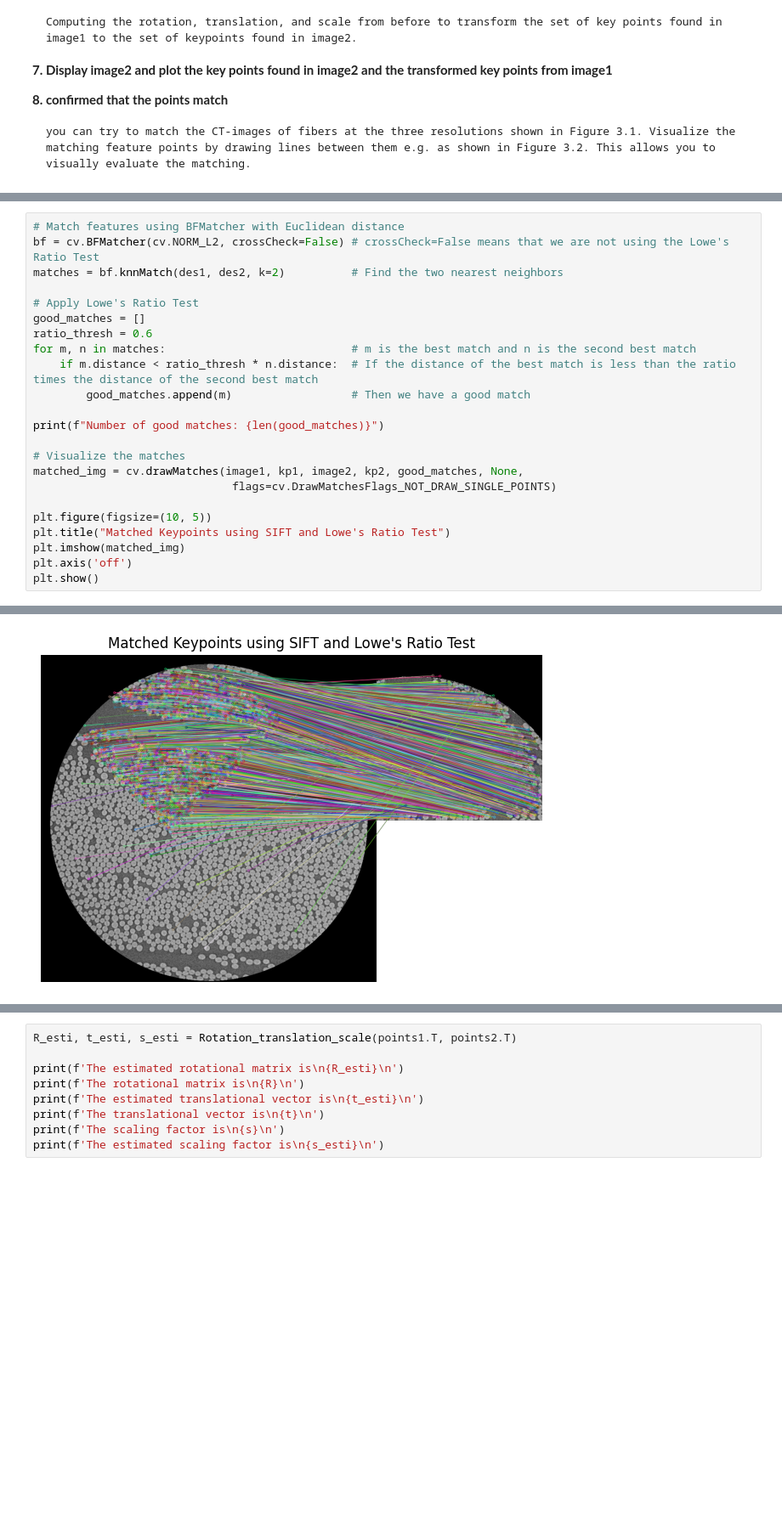
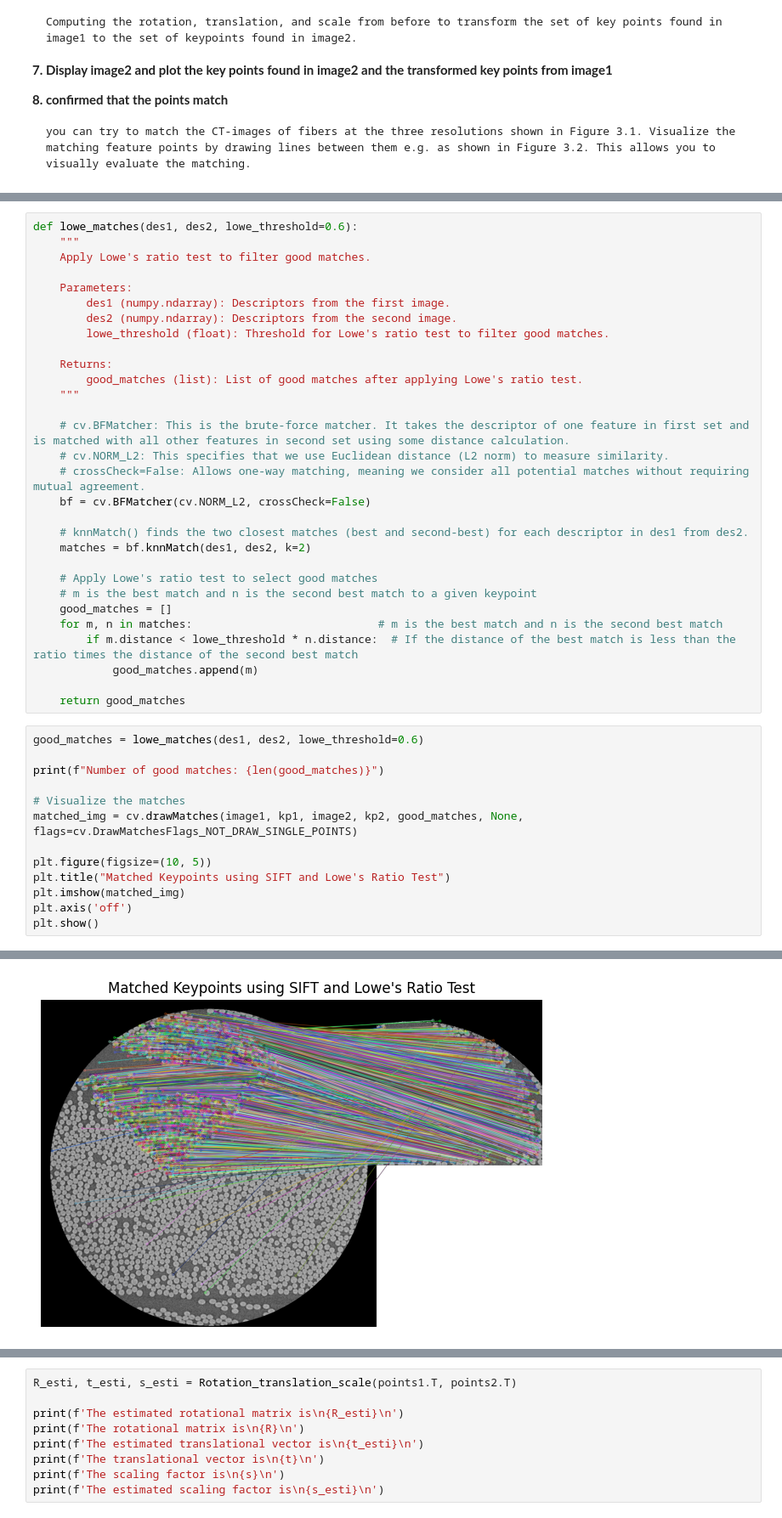
Before and after one commit to MadsPrip1/02506-Advanced-image-analysis, a Jupyter notebook: Week3/week3.ipynb, the cells around one changed output, grey strips where cells are left out. Shown at 85% size. Cells and saved outputs as stored; diff of their text form; blank space fills up the shorter version.

```diff
--- a/Week3/week3.ipynb
+++ b/Week3/week3.ipynb
@@ -279,29 +293,49 @@ plt.show()
+# %%
+def lowe_matches(des1, des2, lowe_threshold=0.6):
+    """
+    Apply Lowe's ratio test to filter good matches.
+
+    Parameters:
+        des1 (numpy.ndarray): Descriptors from the first image.
+        des2 (numpy.ndarray): Descriptors from the second image.
+        lowe_threshold (float): Threshold for Lowe's ratio test to filter good matches.
+
+    Returns:
+        good_matches (list): List of good matches after applying Lowe's ratio test.
+    """
+
+    # cv.BFMatcher: This is the brute-force matcher. It takes the descriptor of one feature in first set and is matched with all other features in second set using some distance calculation.
+    # cv.NORM_L2: This specifies that we use Euclidean distance (L2 norm) to measure similarity.
+    # crossCheck=False: Allows one-way matching, meaning we consider all potential matches without requiring mutual agreement.
+    bf = cv.BFMatcher(cv.NORM_L2, crossCheck=False)
+
+    # knnMatch() finds the two closest matches (best and second-best) for each descriptor in des1 from des2.
+    matches = bf.knnMatch(des1, des2, k=2)
+
+    # Apply Lowe's ratio test to select good matches
+    # m is the best match and n is the second best match to a given keypoint
+    good_matches = []
+    for m, n in matches:                            # m is the best match and n is the second best match
+        if m.distance < lowe_threshold * n.distance:  # If the distance of the best match is less than the ratio times the distance of the second best match
+            good_matches.append(m)
+
+    return good_matches
 # %%
-# Match features using BFMatcher with Euclidean distance
-bf = cv.BFMatcher(cv.NORM_L2, crossCheck=False) # crossCheck=False means that we are not using the Lowe's Ratio Test
-matches = bf.knnMatch(des1, des2, k=2)          # Find the two nearest neighbors
-
-# Apply Lowe's Ratio Test
-good_matches = []
-ratio_thresh = 0.6
-for m, n in matches:                            # m is the best match and n is the second best match
-    if m.distance < ratio_thresh * n.distance:  # If the distance of the best match is less than the ratio times the distance of the second best match
-        good_matches.append(m)                  # Then we have a good match
+good_matches = lowe_matches(des1, des2, lowe_threshold=0.6)
 
 print(f"Number of good matches: {len(good_matches)}")
 
 # Visualize the matches
-matched_img = cv.drawMatches(image1, kp1, image2, kp2, good_matches, None,
-                              flags=cv.DrawMatchesFlags_NOT_DRAW_SINGLE_POINTS)
+matched_img = cv.drawMatches(image1, kp1, image2, kp2, good_matches, None, flags=cv.DrawMatchesFlags_NOT_DRAW_SINGLE_POINTS)
 
 plt.figure(figsize=(10, 5))
 plt.title("Matched Keypoints using SIFT and Lowe's Ratio Test")
 plt.imshow(matched_img)
 plt.axis('off')
 plt.show()
 # %% [output]
 Number of good matches: 2768
-[figure, old version]
+[figure, new version]
 # %%
 # Extract the coordinates of the good matches
 points1 = np.zeros((len(good_matches), 2), dtype=np.float32)
```
Also changed, not shown: parts of 13 cells of this notebook, 1 other file.
